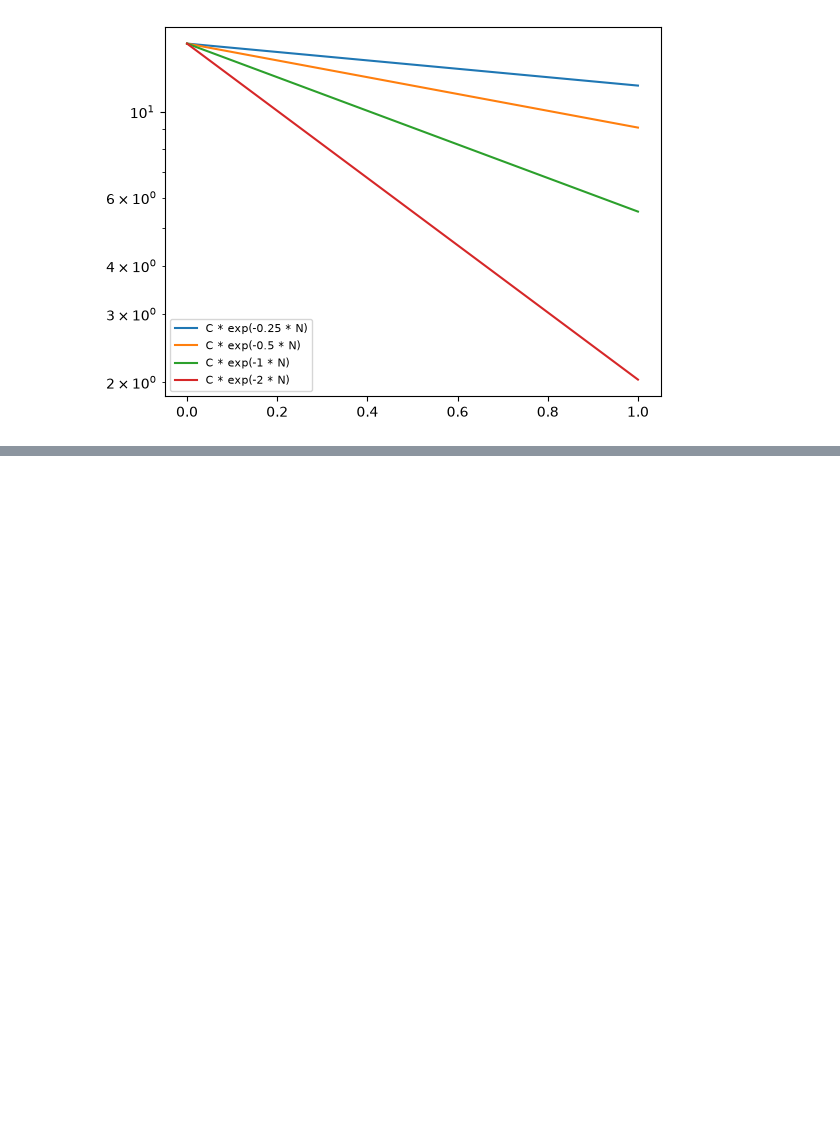
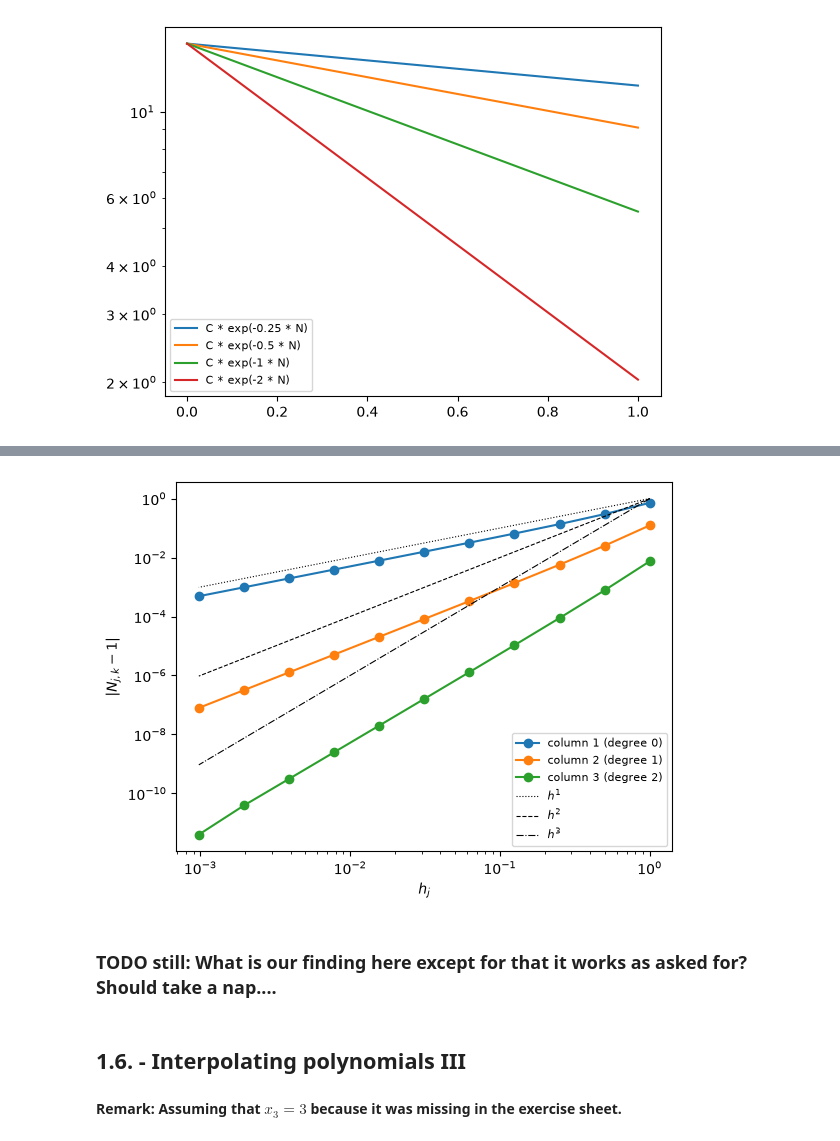
Before and after one commit to NicoReit54/Numerical_Computation, a Jupyter notebook: ex1.ipynb, the cells around one changed output, grey strips where cells are left out. Drawn from its saved outputs; the diff is of its cells as text; code cells hidden in the pictures; blank space fills up the shorter version.

```diff
--- a/ex1.ipynb
+++ b/ex1.ipynb
@@ -203,0 +284,10 @@ plt.show()
+# %%
+def routine(x: np.ndarray, f: np.ndarray) -> float:
+    """
+    Routine that has as input the vectors x and f of knots and data (both vectors have
+    the length n + 1) and returns the value of the interpolating polynomial at the point 0, i.e., p(0)
+    and the polynomial p of degree n satisfies p(xi) = fi for all i. To simplify matters, you may use
+    polyfit and polyval.
+    """
+    coeffs = np.polyfit(x, f, len(x) - 1)
+    return np.polyval(coeffs, 0)
@@ -203,0 +309,41 @@ plt.show()
+# %%
+def f1(f: callable, m: int, n: int) -> np.ndarray:
+    """
+    Function that takes as input a function handle f and integers m, n ∈ N0.
+    The output is a matrix N ∈ R(m+1)×(n+1) with entries Nj,k := pj,k(0), where j = 0,...,m,
+    k = 0,...,n and pj,k is the polynomial of degree k that interpolates the data (hj+l,f(hj+l)),
+    l= 0,...,k, where hi := 2-i
+    """
+    N = np.zeros((m + 1, n + 1))
+
+    for j in range(m + 1):
+        for k in range(n + 1):
+            x_jk = 2.0 ** -(j + np.arange(k + 1))
+            f_jk = f(x_jk)
+            N[j, k] = routine(x_jk, f_jk)
+
+    return N
+
+m, n = 10, 2
+N = f1(lambda h: (np.exp(h) - 1) / h, m, n)
+h = 2.0 ** -np.arange(m + 1)          # h_j for row j = 0..m
+
+for k in range(n + 1):
+    plt.loglog(h, np.abs(N[:, k] - 1), "o-", label=f"column {k + 1} (degree {k})")
+
+# reference slopes
+for p, ls in zip([1, 2, 3], ["k:", "k--", "k-."]):
+    plt.loglog(h, h**p, ls, lw=0.8, label=f"$h^{p}$")
+
+plt.xlabel("$h_j$")
+plt.ylabel("$|N_{j,k} - 1|$")
+plt.legend(fontsize=8)
+plt.show()
+# %% [output]
+[figure, added]
+# %% [markdown]
+### TODO still: What is our finding here except for that it works as asked for? Should take a nap....
+# %% [markdown]
+## 1.6. - Interpolating polynomials III
+# %% [markdown]
+**Remark: Assuming that $x_3 = 3$ because it was missing in the exercise sheet.**
```
Also changed, not shown: parts of 12 cells of this notebook, 1 other file.
